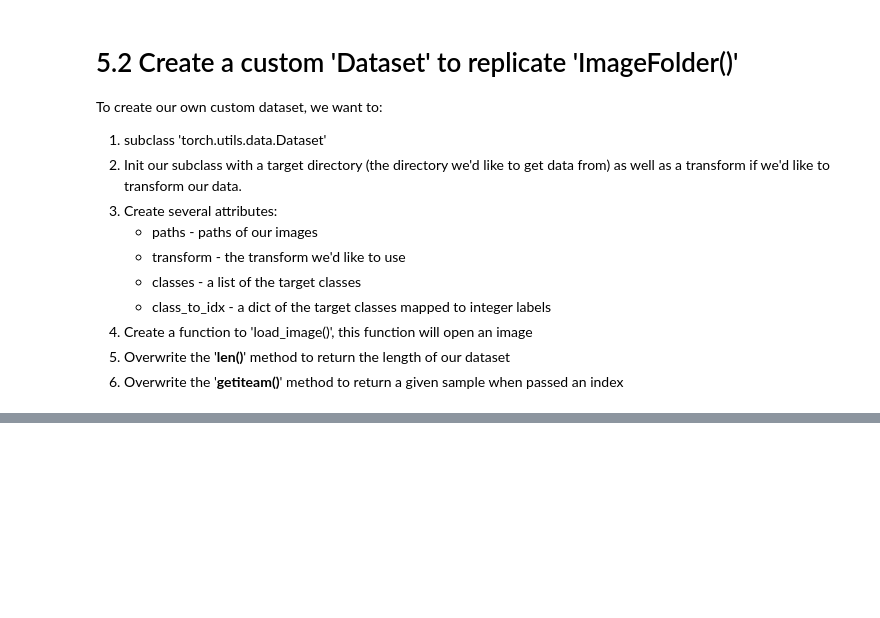
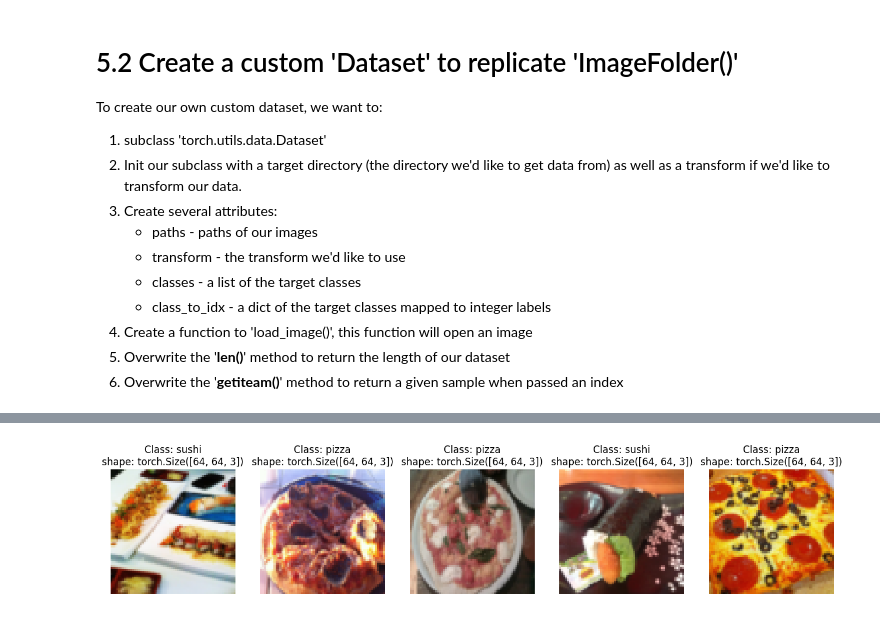
Before and after one commit to tudaykrishna/PyTorch, a Jupyter notebook: 04_Pytorch.ipynb, the cells around one changed output, grey strips where cells are left out. Cells and saved outputs as stored; diff of their text form; code cells hidden in the pictures; blank space fills up the shorter version.

```diff
--- a/04_Pytorch.ipynb
+++ b/04_Pytorch.ipynb
@@ -426,3 +426,19 @@ class ImageFolderCustom(Dataset):
             return self.transform(img) , class_idx
         else:
             return img , class_idx
+# %%
+from torchvision import transforms
+
+train_transform = transforms.Compose([transforms.Resize(size=(64,64)),
+                                      transforms.RandomHorizontalFlip(p=0.5),
+                                      transforms.ToTensor()])
+
+
+test_transform = transforms.Compose([transforms.Resize(size=(64,64)),
+                                      transforms.ToTensor()])
+# %%
+train_data_custom = ImageFolderCustom(targ_dir=train_dir,
+                                      transform=train_transform)
+
+test_data_custom = ImageFolderCustom(targ_dir=test_dir,
+                                     transform=test_transform)
@@ -428,0 +504,7 @@ class ImageFolderCustom(Dataset):
+# %%
+display_random_images(dataset=train_data_custom,
+                      n=5,
+                      classes=class_name,
+                      seed=42)
+# %% [output]
+[figure, added]
```
Also changed, not shown: parts of 9 cells of this notebook.
